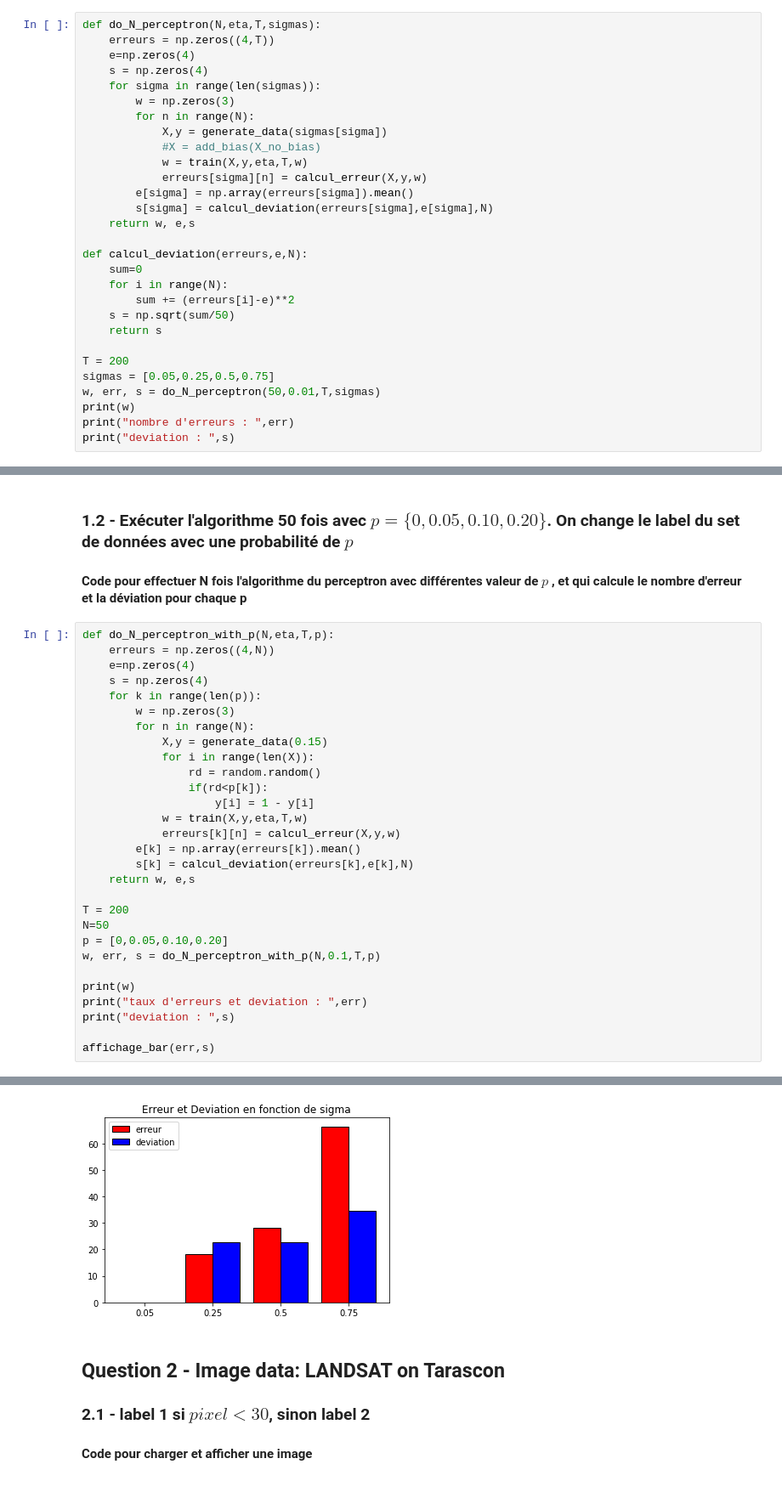
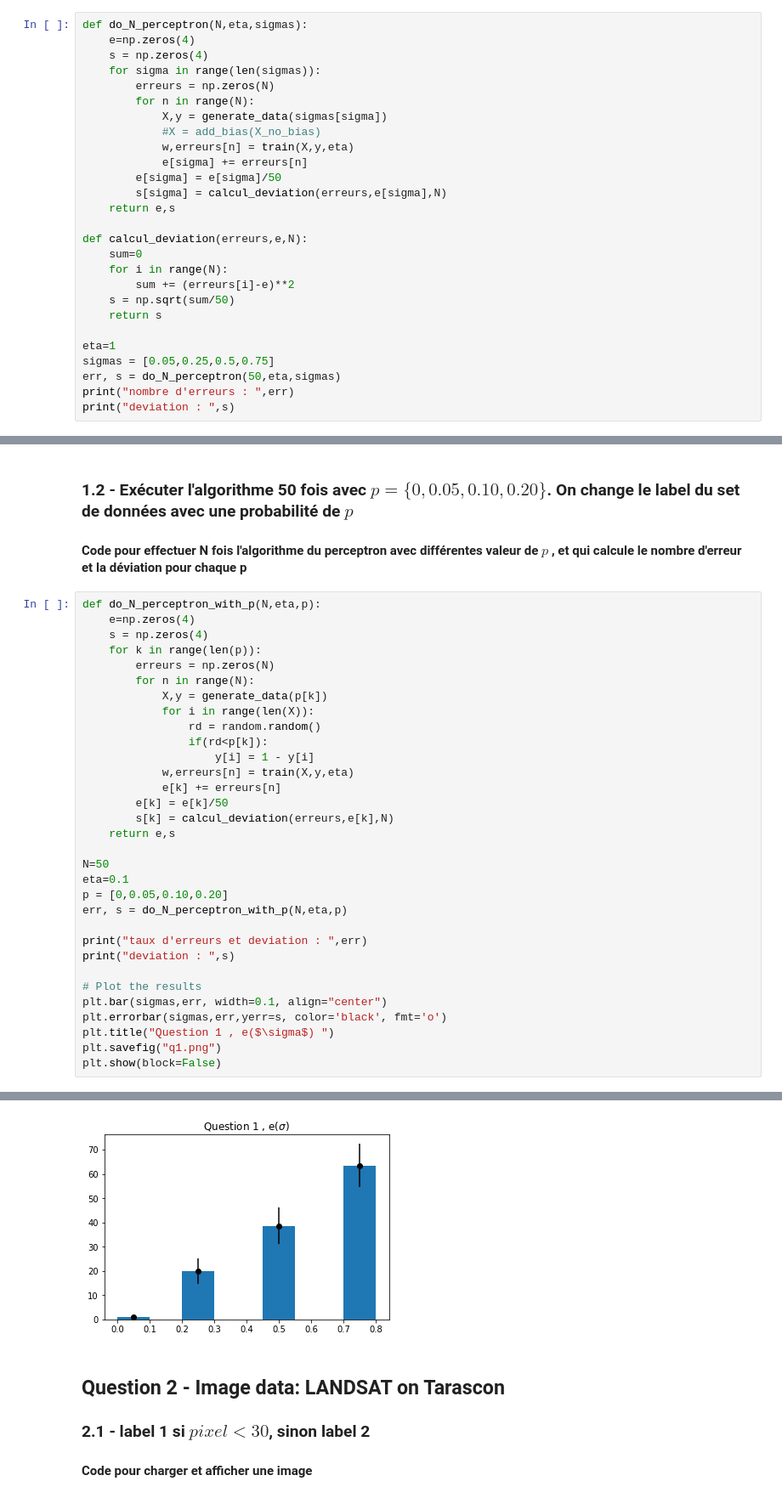
Before and after one commit to Maxtov/SI221, a Jupyter notebook: TP1/tp1_si221.ipynb, the cells around one changed output, grey strips where cells are left out. Shown: that part at 85% size. Cells and saved outputs as stored; diff of their text form.

```diff
--- a/TP1/tp1_si221.ipynb
+++ b/TP1/tp1_si221.ipynb
@@ -95,20 +79,19 @@ print(calcul_erreur(X,y,w))
 # %% [markdown]
 #### Code pour effectuer N fois l'algorithme du perceptron avec différentes valeur de $\sigma$, et qui calcule le nombre d'erreur et la déviation pour chaque $\sigma$
 # %%
-def do_N_perceptron(N,eta,T,sigmas):
-    erreurs = np.zeros((4,T))
+def do_N_perceptron(N,eta,sigmas):
     e=np.zeros(4)
     s = np.zeros(4)
     for sigma in range(len(sigmas)):
-        w = np.zeros(3)
+        erreurs = np.zeros(N)
         for n in range(N):
             X,y = generate_data(sigmas[sigma])
             #X = add_bias(X_no_bias)
-            w = train(X,y,eta,T,w)
-            erreurs[sigma][n] = calcul_erreur(X,y,w)
-        e[sigma] = np.array(erreurs[sigma]).mean()
-        s[sigma] = calcul_deviation(erreurs[sigma],e[sigma],N)
-    return w, e,s
+            w,erreurs[n] = train(X,y,eta)
+            e[sigma] += erreurs[n]
+        e[sigma] = e[sigma]/50
+        s[sigma] = calcul_deviation(erreurs,e[sigma],N)
+    return e,s
 
 def calcul_deviation(erreurs,e,N):
 	sum=0
@@ -117,10 +100,9 @@ def calcul_deviation(erreurs,e,N):
 	s = np.sqrt(sum/50)
 	return s
 
-T = 200
+eta=1
 sigmas = [0.05,0.25,0.5,0.75]
-w, err, s = do_N_perceptron(50,0.01,T,sigmas)
-print(w)
+err, s = do_N_perceptron(50,eta,sigmas)
 print("nombre d'erreurs : ",err)
 print("deviation : ",s)
 # %% [output]
@@ -168,32 +124,35 @@ plt.show(block=False)
 
 #### Code pour effectuer N fois l'algorithme du perceptron avec différentes valeur de $p$ , et qui calcule le nombre d'erreur et la déviation pour chaque  p
 # %%
-def do_N_perceptron_with_p(N,eta,T,p):
-	erreurs = np.zeros((4,N))
-	e=np.zeros(4)
-	s = np.zeros(4)
-	for k in range(len(p)):
-		w = np.zeros(3)
-		for n in range(N):
-			X,y = generate_data(0.15)
-			for i in range(len(X)):
-				rd = random.random()
-				if(rd<p[k]):
-					y[i] = 1 - y[i]
-			w = train(X,y,eta,T,w)
-			erreurs[k][n] = calcul_erreur(X,y,w)
-		e[k] = np.array(erreurs[k]).mean()
-		s[k] = calcul_deviation(erreurs[k],e[k],N)
-	return w, e,s
+def do_N_perceptron_with_p(N,eta,p):
+    e=np.zeros(4)
+    s = np.zeros(4)
+    for k in range(len(p)):
+        erreurs = np.zeros(N)
+        for n in range(N):
+            X,y = generate_data(p[k])
+            for i in range(len(X)):
+                rd = random.random()
+                if(rd<p[k]):
+                    y[i] = 1 - y[i]
+            w,erreurs[n] = train(X,y,eta)
+            e[k] += erreurs[n]
+        e[k] = e[k]/50
+        s[k] = calcul_deviation(erreurs,e[k],N)
+    return e,s
 
-T = 200
 N=50
+eta=0.1
 p = [0,0.05,0.10,0.20]
-w, err, s = do_N_perceptron_with_p(N,0.1,T,p)
+err, s = do_N_perceptron_with_p(N,eta,p)
 
-print(w)
 print("taux d'erreurs et deviation : ",err)
 print("deviation : ",s)
 
-affichage_bar(err,s)
+# Plot the results
+plt.bar(sigmas,err, width=0.1, align="center")
+plt.errorbar(sigmas,err,yerr=s, color='black', fmt='o')
+plt.title("Question 1 , e($\sigma$) ")
+plt.savefig("q1.png")
+plt.show(block=False)
 # %% [output]
@@ -203,4 +161,4 @@ deviation :  [ 0.         22.77279956 22.65713133 34.43840298]
-[figure, old version]
+[figure, new version]
 # %% [markdown]
 ## Question 2 - Image data: LANDSAT on Tarascon
 ### 2.1 - label 1 si $pixel < 30$, sinon label 2
```
Also changed, not shown: parts of 14 cells of this notebook, 1 other file.
